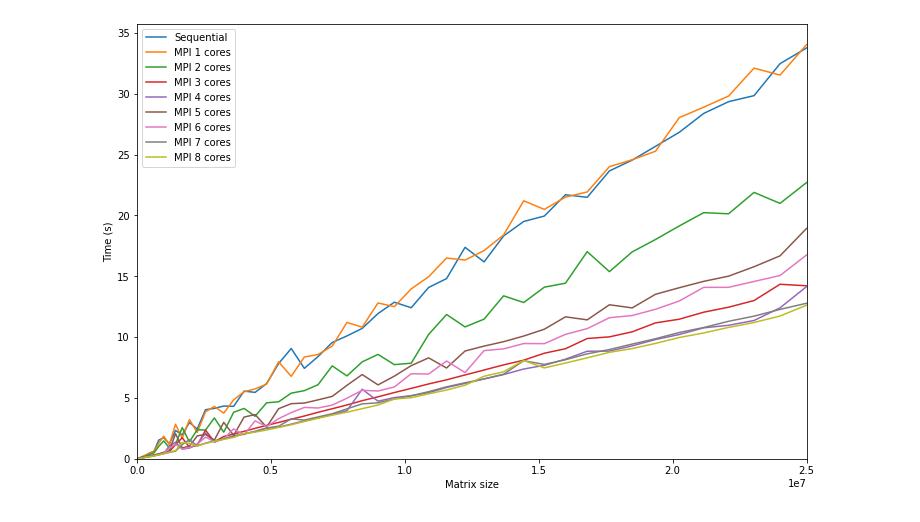
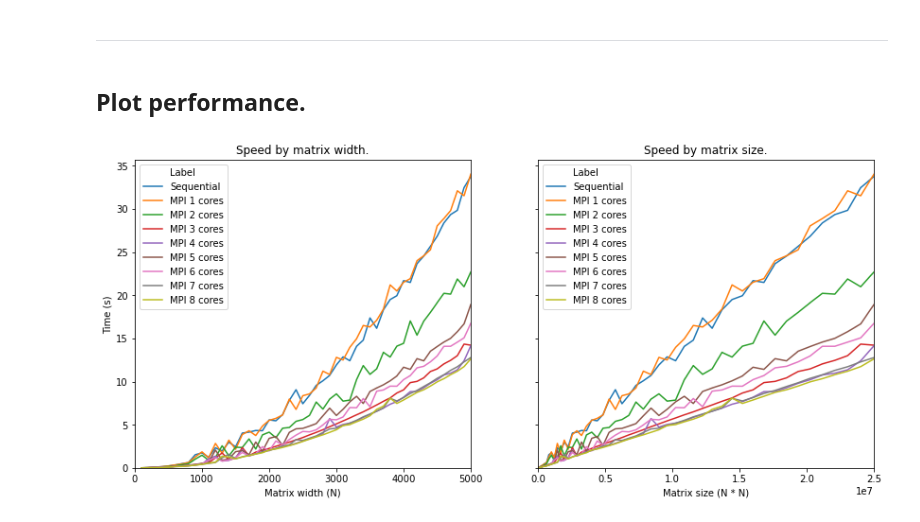
Before and after one commit to JordyAaldering/Parallel-Computing, a Jupyter notebook: Project03/Evaluation/evaluation.ipynb, the cells around one changed output. Drawn from its saved outputs; the diff is of its cells as text; code cells hidden in the pictures.

```diff
--- a/Project03/Evaluation/evaluation.ipynb
+++ b/Project03/Evaluation/evaluation.ipynb
@@ -50,18 +47,25 @@ mpi_small.set_index("size", inplace=True)
-# %%
-fig, ax = plt.subplots(figsize=(12, 8))
-
-relax_avg["time"].plot(label="Sequential", ax=ax)
-for name, group in mpi_avg.groupby("cores"):
-    group["time"].plot(label=f"MPI {name} cores", ax=ax)
-
-ax.set_xlabel("Matrix size")
-ax.set_ylabel("Time (s)")
-ax.set_xlim(0, 5000 * 5000)
-ax.set_ylim(bottom=0)
-
-plt.legend()
-plt.show()
-# %% [output]
-[figure, removed]
+# %% [markdown]
+---
+# %% [markdown]
+## Plot performance.
+# %%
+fig, axs = plt.subplots(1, 2, sharey=True, figsize=(14, 6))
+
+sns.lineplot(x="N", y="Time", hue="Label", data=combined, ax=axs[0])
+sns.lineplot(x="Size", y="Time", hue="Label", data=combined, ax=axs[1])
+
+axs[0].set_title("Speed by matrix width.")
+axs[1].set_title("Speed by matrix size.")
+axs[0].set_xlabel("Matrix width (N)")
+axs[1].set_xlabel("Matrix size (N * N)")
+axs[0].set_ylabel("Time (s)")
+
+axs[0].set_xlim(0, 5000)
+axs[1].set_xlim(0, 5000 * 5000)
+axs[0].set_ylim(bottom=0)
+
+plt.show()
+# %% [output]
+[figure, added]
 # %%
 plt.figure(figsize=(10, 6))
```
Also changed, not shown: parts of 9 cells of this notebook.
